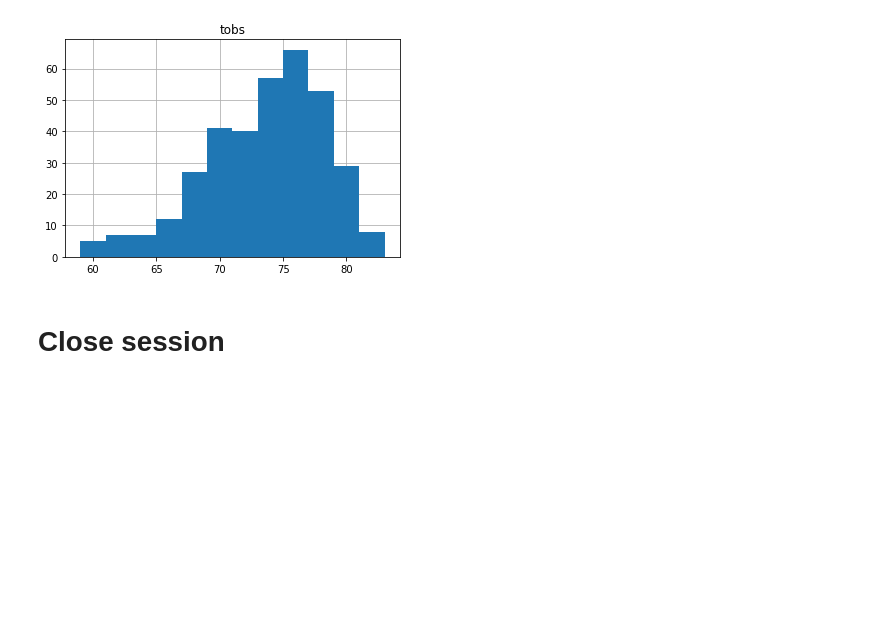
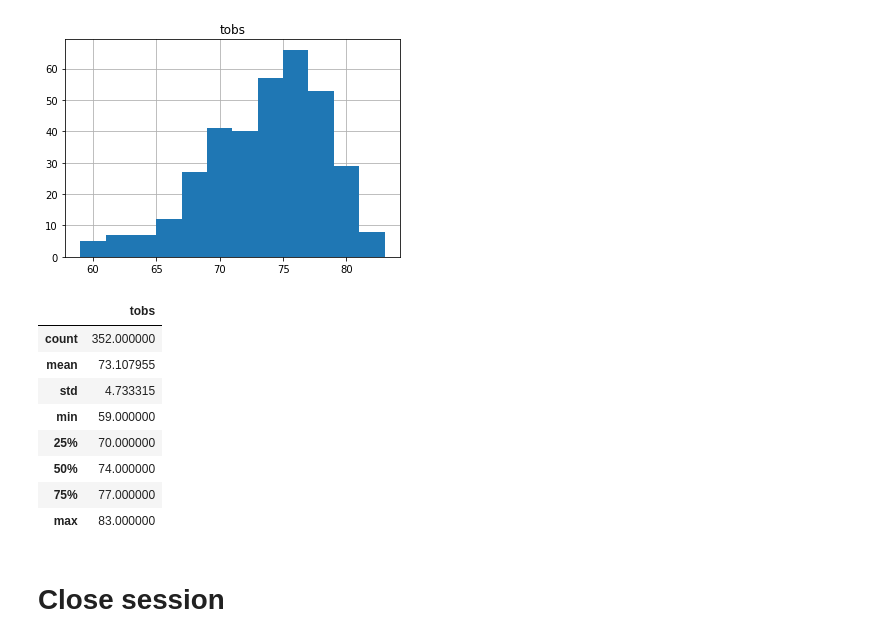
Before and after one commit to sarahDH615/sqlalchemy-challenge, a Jupyter notebook: climate_starter.ipynb, the cells around one changed output. Saved outputs shown, nothing was run; the diff lists cells and outputs as text; code cells hidden in the pictures; blank space fills up the shorter version.

Commit message:
simple stats for both graphs

```diff
--- a/climate_starter.ipynb
+++ b/climate_starter.ipynb
@@ -217,6 +225,19 @@ temps_df.hist(bins=12, zorder=3)
 # %% [output]
 array([[<AxesSubplot:title={'center':'tobs'}>]], dtype=object)
 [figure]
+# %%
+#simple statistics for the temperature df
+temps_df.describe()
+# %% [output]
+|  | tobs |
+| count | 352.000000 |
+| mean | 73.107955 |
+| std | 4.733315 |
+| min | 59.000000 |
+| 25% | 70.000000 |
+| 50% | 74.000000 |
+| 75% | 77.000000 |
+| max | 83.000000 |
 # %% [markdown]
 # Close session
 # %%
```
Also changed, not shown: parts of 2 cells of this notebook.
